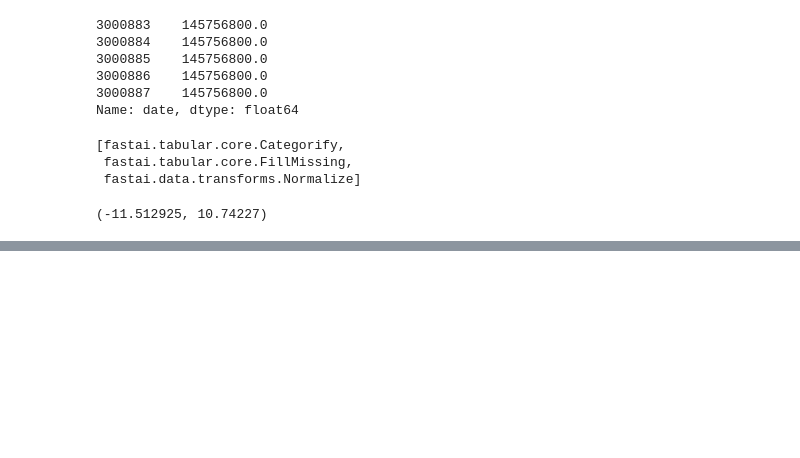
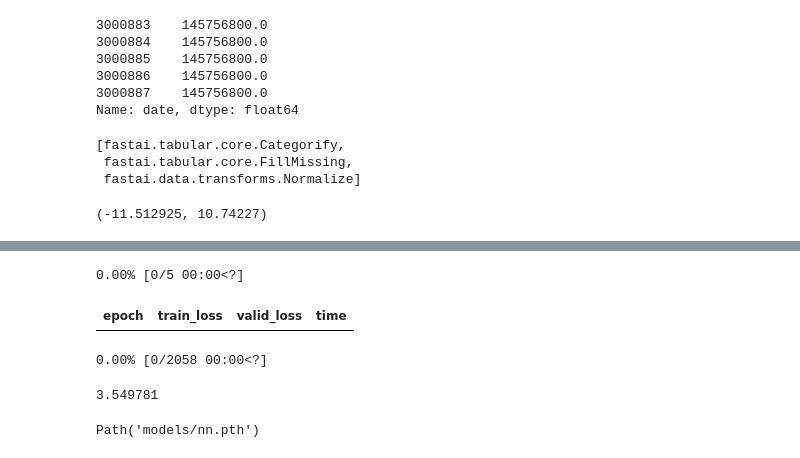
Before and after one commit to peterbull/store-sales-ml, a Jupyter notebook: store_sales.ipynb, the cells around one changed output, grey strips where cells are left out. Saved outputs shown, nothing was run; the diff lists cells and outputs as text; code cells hidden in the pictures; blank space fills up the shorter version.

```diff
--- a/store_sales.ipynb
+++ b/store_sales.ipynb
@@ -691,0 +699,15 @@ learn = tabular_learner(dls, layers=[500, 250], n_out=1, y_range=(-11, 9), loss_
+# %%
+learn.fit_one_cycle(5, 1e-2)
+# %% [output]
+0.00% [0/5 00:00<?]
+| epoch | train_loss | valid_loss | time |
+0.00% [0/2058 00:00<?]
+# %%
+preds, targs = learn.get_preds()
+r_mse(preds, targs)
+# %% [output]
+3.549781
+# %%
+learn.save('nn')
+# %% [output]
+Path('models/nn.pth')
```
Also changed, not shown: parts of 1 cell of this notebook.
